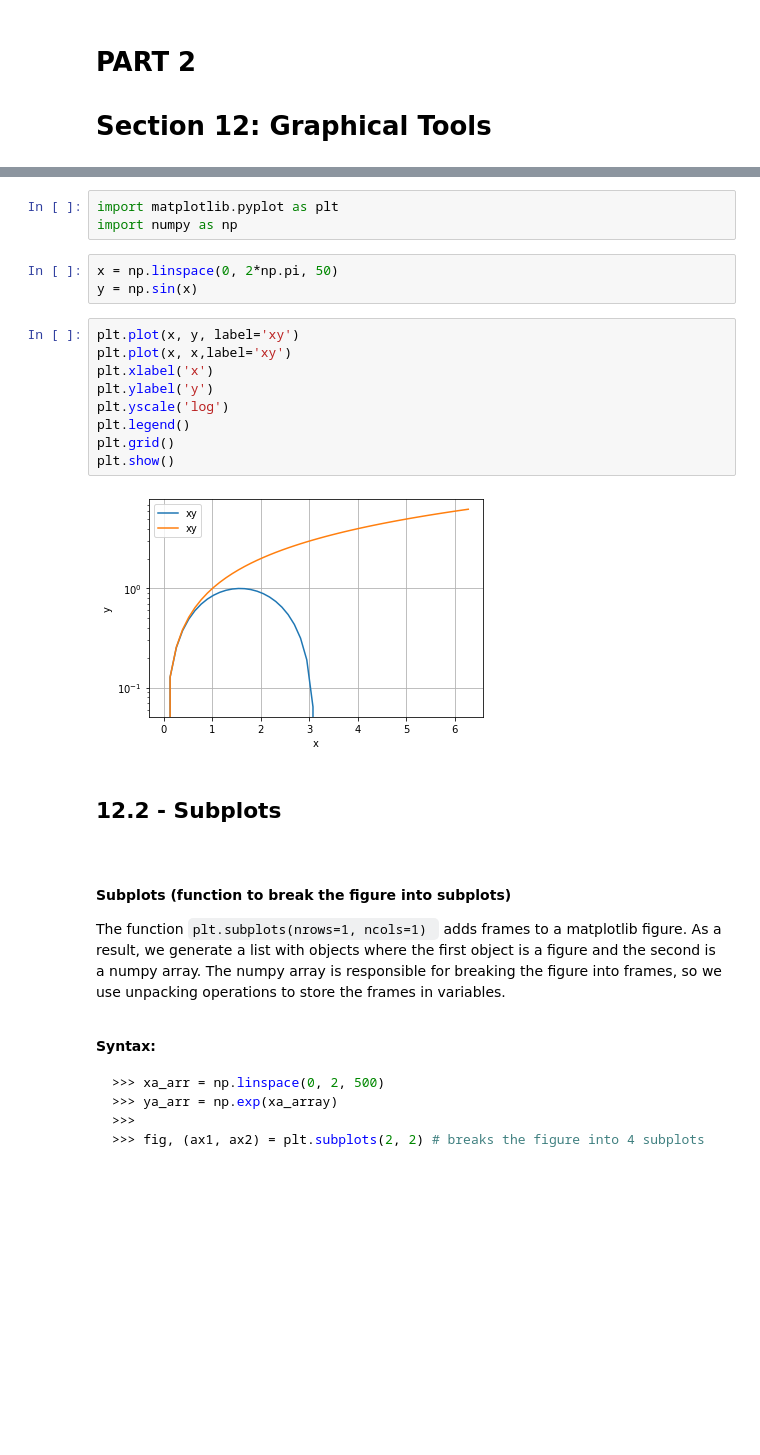
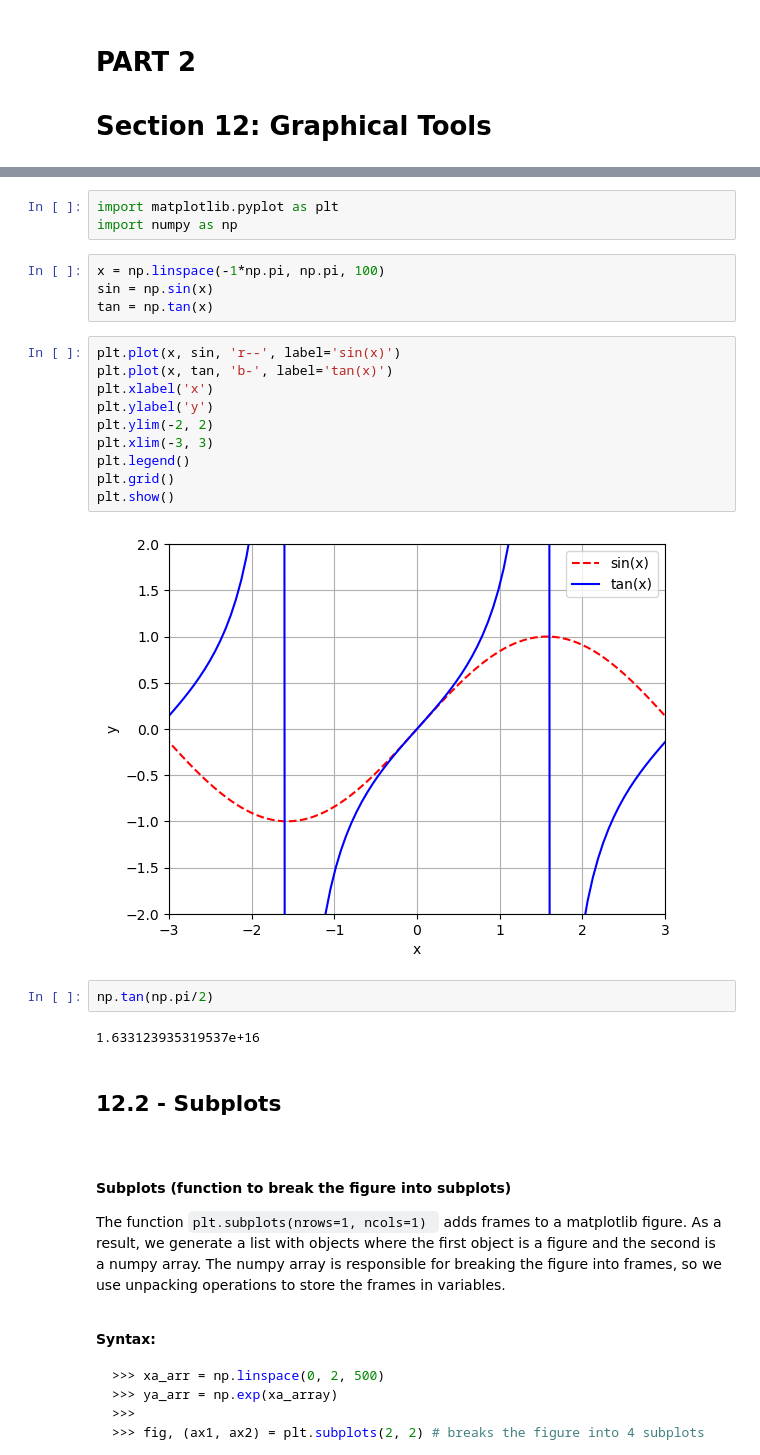
Before and after one commit to rafaelpsilva07/python-for-engineers-and-scientists, a Jupyter notebook: lessons/m2 - Section 12 - Grphics.ipynb, the cells around one changed output, grey strips where cells are left out. Saved outputs shown, nothing was run; the diff lists cells and outputs as text; blank space fills up the shorter version.

Commit message:
enh graphics

```diff
--- a/lessons/m2 - Section 12 - Grphics.ipynb
+++ b/lessons/m2 - Section 12 - Grphics.ipynb
@@ -60,23 +62,29 @@ Example: '--g' = dashed green. </pre>
 **Note:**
 <pre>Use the command below to enable interactive tools.
 %matplotlib notebook</pre>
-# %%
-import matplotlib.pyplot as plt
-import numpy as np
-# %%
-x = np.linspace(0, 2*np.pi, 50)
-y = np.sin(x)
-# %%
-plt.plot(x, y, label='xy')
-plt.plot(x, x,label='xy')
-plt.xlabel('x')
-plt.ylabel('y')
-plt.yscale('log')
-plt.legend()
-plt.grid()
-plt.show()
-# %% [output]
-[figure, removed]
+# %%
+import matplotlib.pyplot as plt
+import numpy as np
+# %%
+x = np.linspace(-1*np.pi, np.pi, 100)
+sin = np.sin(x)
+tan = np.tan(x)
+# %%
+plt.plot(x, sin, 'r--', label='sin(x)')
+plt.plot(x, tan, 'b-', label='tan(x)')
+plt.xlabel('x')
+plt.ylabel('y')
+plt.ylim(-2, 2)
+plt.xlim(-3, 3)
+plt.legend()
+plt.grid()
+plt.show()
+# %% [output]
+[figure, added]
+# %%
+np.tan(np.pi/2)
+# %% [output]
+1.633123935319537e+16
 # %% [markdown]
 ## 12.2 - Subplots
 
```
Also changed, not shown: parts of 12 cells of this notebook.
